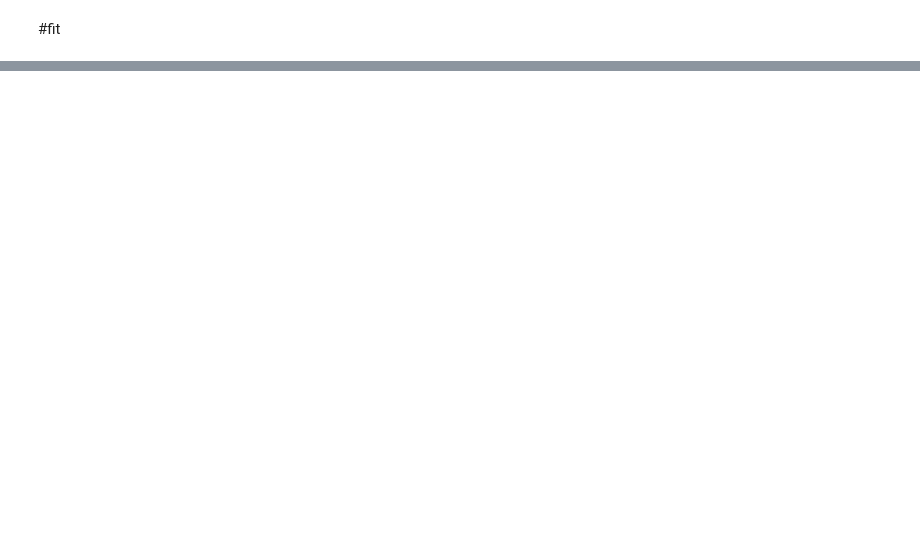
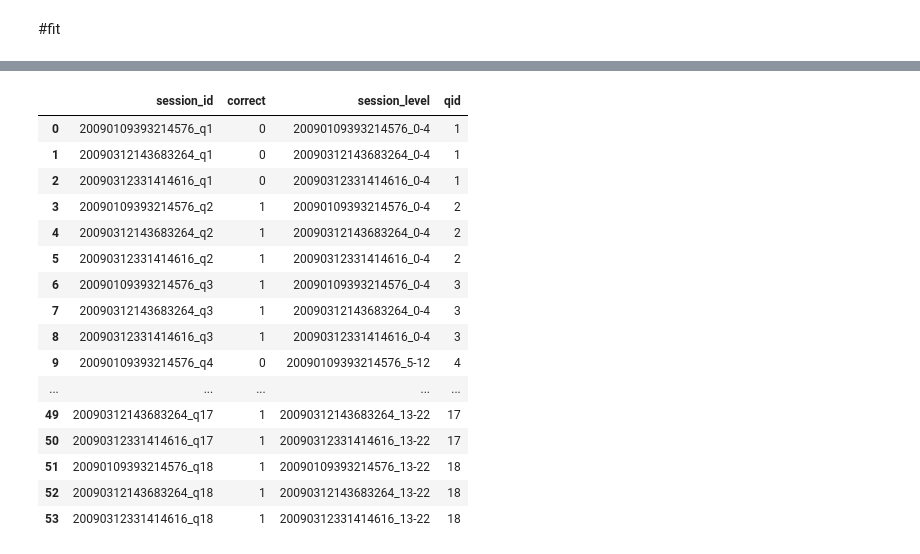
Before and after one commit to kunai-3txk/student-compe, a Jupyter notebook: PSP_EDA.ipynb, the cells around one changed output, grey strips where cells are left out. Saved outputs shown, nothing was run; the diff lists cells and outputs as text; code cells hidden in the pictures; blank space fills up the shorter version.

```diff
--- a/PSP_EDA.ipynb
+++ b/PSP_EDA.ipynb
@@ -258,0 +318,39 @@ AttributeError: ignored
+# %%
+def predict(qid,test):
+    val = 0
+    if qid<=3: grp = "0-4"
+    elif qid<=13: grp = "5-12"
+    elif qid<=22: grp = "13-22"
+
+    for fold in range(N_FOLDS): ##10
+        val += models[f'{fold}_{grp}_{qid}'].predict(test[FEATURES])[0] ##fold->grp_number ,grp->level , qid->question_number
+    return val > best_threshold*N_FOLDS
+# %%
+submission = sample_submission.copy()
+
+# FEATURE ENGINEER TEST DATA
+df = feature_engineer(test)
+#df.shape #(9,30)
+#sample_submission.shape #(54,4)
+
+
+submission['qid'] = sample_submission['session_id'].apply(lambda x: x.split('_')[1][1:]).astype(int)
+submission['correct'] = submission['qid'].apply(lambda x: predict(x,df)).astype(int)
+# %% [output]
+|  | session_id | correct | session_level | qid |
+| 0 | 20090109393214576_q1 | 0 | 20090109393214576_0-4 | 1 |
+| 1 | 20090312143683264_q1 | 0 | 20090312143683264_0-4 | 1 |
+| 2 | 20090312331414616_q1 | 0 | 20090312331414616_0-4 | 1 |
+| 3 | 20090109393214576_q2 | 1 | 20090109393214576_0-4 | 2 |
+| 4 | 20090312143683264_q2 | 1 | 20090312143683264_0-4 | 2 |
+| 5 | 20090312331414616_q2 | 1 | 20090312331414616_0-4 | 2 |
+| 6 | 20090109393214576_q3 | 1 | 20090109393214576_0-4 | 3 |
+| 7 | 20090312143683264_q3 | 1 | 20090312143683264_0-4 | 3 |
+| 8 | 20090312331414616_q3 | 1 | 20090312331414616_0-4 | 3 |
+| 9 | 20090109393214576_q4 | 0 | 20090109393214576_5-12 | 4 |
+| ... | ... | ... | ... | ... |
+| 49 | 20090312143683264_q17 | 1 | 20090312143683264_13-22 | 17 |
+| 50 | 20090312331414616_q17 | 1 | 20090312331414616_13-22 | 17 |
+| 51 | 20090109393214576_q18 | 1 | 20090109393214576_13-22 | 18 |
+| 52 | 20090312143683264_q18 | 1 | 20090312143683264_13-22 | 18 |
+| 53 | 20090312331414616_q18 | 1 | 20090312331414616_13-22 | 18 |
```
Also changed, not shown: parts of 9 cells of this notebook.
